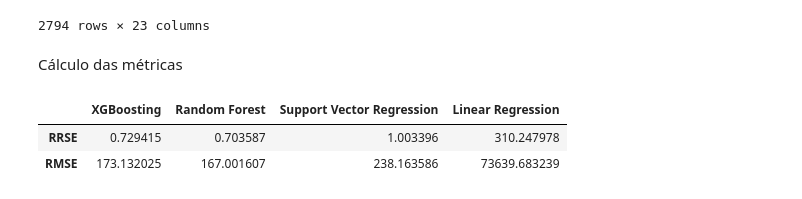
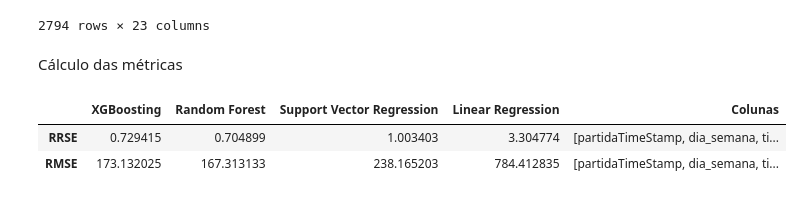
Before and after one commit to LeonardoVillamarin/TCC-Previsor_viagens_onibus, a Jupyter notebook: preditores_rota33642_clima.ipynb, the cells around one changed output. Drawn from its saved outputs; the diff is of its cells as text; code cells hidden in the pictures.

```diff
--- a/preditores_rota33642_clima.ipynb
+++ b/preditores_rota33642_clima.ipynb
@@ -13,6 +13,8 @@ from sklearn.linear_model import LinearRegression
 from sklearn.ensemble import RandomForestRegressor
 from sklearn.svm import SVR
 from sklearn.inspection import permutation_importance
+
+pd.options.display.max_colwidth = 200
 # %% [markdown]
 Leitura do dados
 # %%
@@ -127,9 +129,9 @@ Motivos das escolhas
     turno_dia removido pois tem alta correlação com hora_dia
     qtdDiasAno também tem uma alta correlação com os TimeStamps, mas resolvemos deixar para ver os resultados
 # %%
-x_teste = df_teste[["partidaTimeStamp", "dia_semana", "tipo_dia", "hora_dia", "qtdDiasAno", "Umidade", "Temperatura", "Vento", "Precipitacao"]]
+x_teste = df_teste[["partidaTimeStamp", "dia_semana", "tipo_dia", "hora_dia", "turno_dia", "Temperatura", "Vento"]]
 y_teste = df_teste["tempo_viagem"]
-x_treino = df_treino[["partidaTimeStamp", "dia_semana", "tipo_dia", "hora_dia", "qtdDiasAno", "Umidade", "Temperatura", "Vento", "Precipitacao"]]
+x_treino = df_treino[["partidaTimeStamp", "dia_semana", "tipo_dia", "hora_dia", "turno_dia", "Temperatura", "Vento"]]
 y_treino = df_treino["tempo_viagem"]
 # %% [markdown]
 # Modelagem e fit dos modelos
@@ -311,23 +292,23 @@ Cálculo das métricas
 # %%
 RRSE_xgb = np.sqrt(sum((df_teste["tempo_viagem"] - df_teste["predicao_xgb"]) ** 2) / sum((df_teste["tempo_viagem"] - np.mean(df_teste["tempo_viagem"])) ** 2))
 RMSE_xgb = mtr.mean_squared_error(df_teste["tempo_viagem"], df_teste["predicao_xgb"], squared=False)
 
 RRSE_rf = np.sqrt(sum((df_teste["tempo_viagem"] - df_teste["predicao_rf"]) ** 2) / sum((df_teste["tempo_viagem"] - np.mean(df_teste["tempo_viagem"])) ** 2))
 RMSE_rf = mtr.mean_squared_error(df_teste["tempo_viagem"], df_teste["predicao_rf"], squared=False)
 
 RRSE_svr = np.sqrt(sum((df_teste["tempo_viagem"] - df_teste["predicao_svr"]) ** 2) / sum((df_teste["tempo_viagem"] - np.mean(df_teste["tempo_viagem"])) ** 2))
 RMSE_svr = mtr.mean_squared_error(df_teste["tempo_viagem"], df_teste["predicao_svr"], squared=False)
 
 RRSE_lr = np.sqrt(sum((df_teste["tempo_viagem"] - df_teste["predicao_lr"]) ** 2) / sum((df_teste["tempo_viagem"] - np.mean(df_teste["tempo_viagem"])) ** 2))
 RMSE_lr = mtr.mean_squared_error(df_teste["tempo_viagem"], df_teste["predicao_lr"], squared=False)
 
 metrics = pd.DataFrame(np.array([
-        [RRSE_xgb, RRSE_rf, RRSE_svr, RRSE_lr],
-        [RMSE_xgb, RMSE_rf, RMSE_svr, RMSE_lr]
-    ]),columns=['XGBoosting','Random Forest','Support Vector Regression','Linear Regression'], index=['RRSE','RMSE'])
+        [RRSE_xgb, RRSE_rf, RRSE_svr, RRSE_lr, x_teste.columns.values],
+        [RMSE_xgb, RMSE_rf, RMSE_svr, RMSE_lr, x_teste.columns.values]
+    ]),columns=['XGBoosting','Random Forest','Support Vector Regression','Linear Regression', 'Colunas'], index=['RRSE','RMSE'])
 metrics
 # %% [output]
-|  | XGBoosting | Random Forest | Support Vector Regression | Linear Regression |
-| RRSE | 0.729415 | 0.703587 | 1.003396 | 310.247978 |
-| RMSE | 173.132025 | 167.001607 | 238.163586 | 73639.683239 |
+|  | XGBoosting | Random Forest | Support Vector Regression | Linear Regression | Colunas |
+| RRSE | 0.729415 | 0.704899 | 1.003403 | 3.304774 | [partidaTimeStamp, dia_semana, ti... |
+| RMSE | 173.132025 | 167.313133 | 238.165203 | 784.412835 | [partidaTimeStamp, dia_semana, ti... |
 # %%
```
Also changed, not shown: parts of 7 cells of this notebook, 24 other files.
